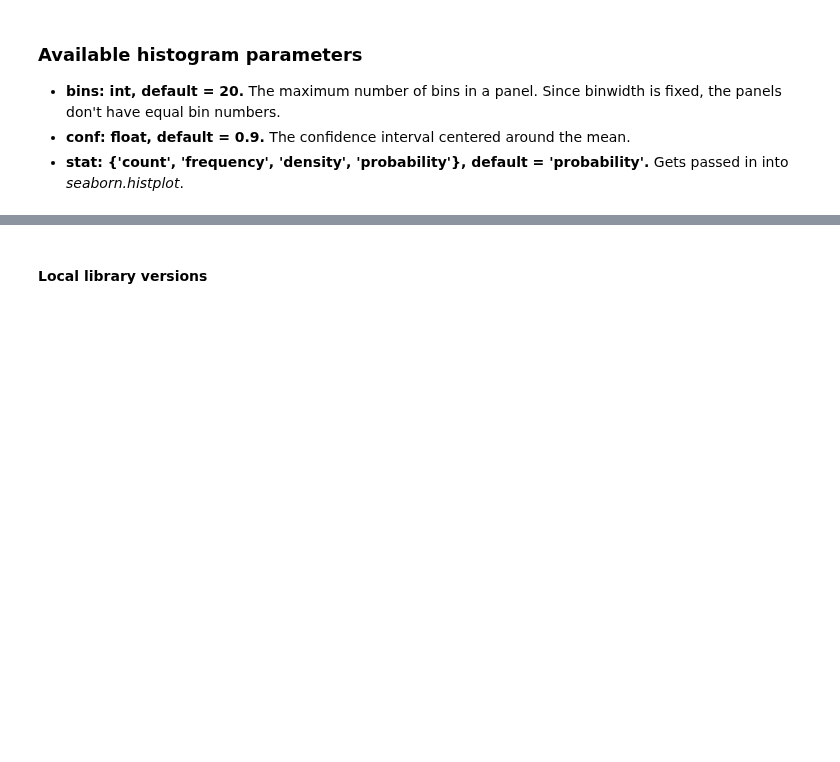
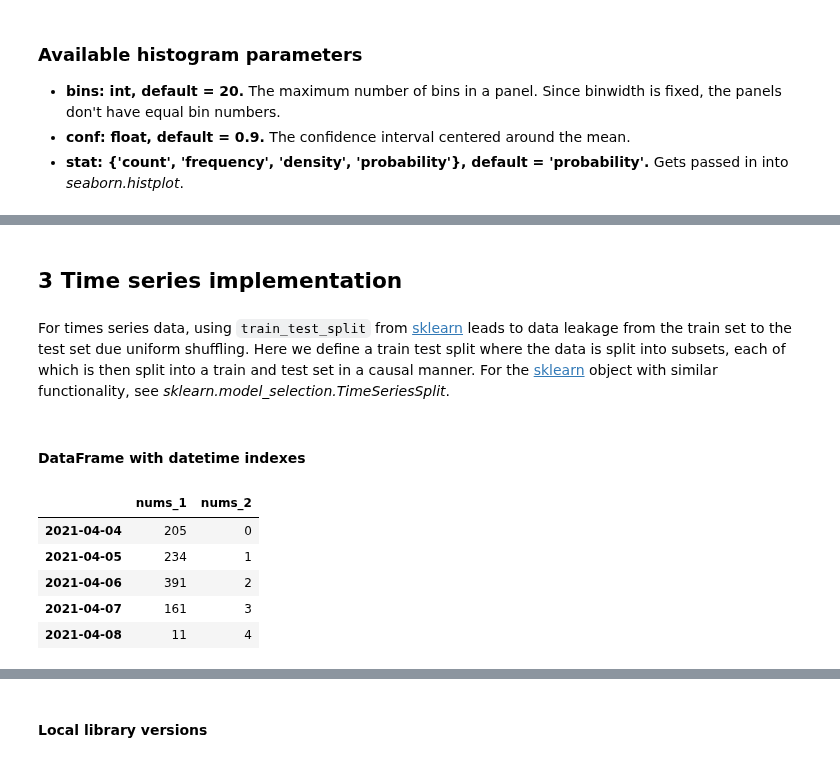
Before and after one commit to ttmarkka/mlbootstrap, a Jupyter notebook: BE_example.ipynb, the cells around one changed output, grey strips where cells are left out. Drawn from its saved outputs; the diff is of its cells as text; code cells hidden in the pictures; blank space fills up the shorter version.

```diff
--- a/BE_example.ipynb
+++ b/BE_example.ipynb
@@ -109,0 +112,4 @@ BE_linear.plot(bins = 60, conf = 0.975, stat = 'density')
+# %% [markdown]
+## 3 Time series implementation
+# %% [markdown]
+For times series data, using `train_test_split` from  [sklearn](https://scikit-learn.org/stable/) leads to data leakage from the train set to the test set due uniform shuffling. Here we define a train test split where the data is split into subsets, each of which is then split into a train and test set in a causal manner. For the [sklearn](https://scikit-learn.org/stable/) object with similar functionality, see *sklearn.model_selection.TimeSeriesSplit*.
@@ -109,0 +118,16 @@ BE_linear.plot(bins = 60, conf = 0.975, stat = 'density')
+# %% [markdown]
+#### DataFrame with datetime indexes
+# %%
+dg = pd.DataFrame({'nums_1': np.arange(1000)+ np.random.randint(700, size = 1000)})
+dg['nums_2'] = np.arange(1000)
+t0 = pd.to_datetime('20210404', format='%Y%m%d', errors='coerce')
+dt = pd.Timedelta('1 days')
+dg.index = [t0 + i*dt for i in range(len(dg))]
+dg.head()
+# %% [output]
+|  | nums_1 | nums_2 |
+| 2021-04-04 | 205 | 0 |
+| 2021-04-05 | 234 | 1 |
+| 2021-04-06 | 391 | 2 |
+| 2021-04-07 | 161 | 3 |
+| 2021-04-08 | 11 | 4 |
```
Also changed, not shown: parts of 14 cells of this notebook, 1 other file.
